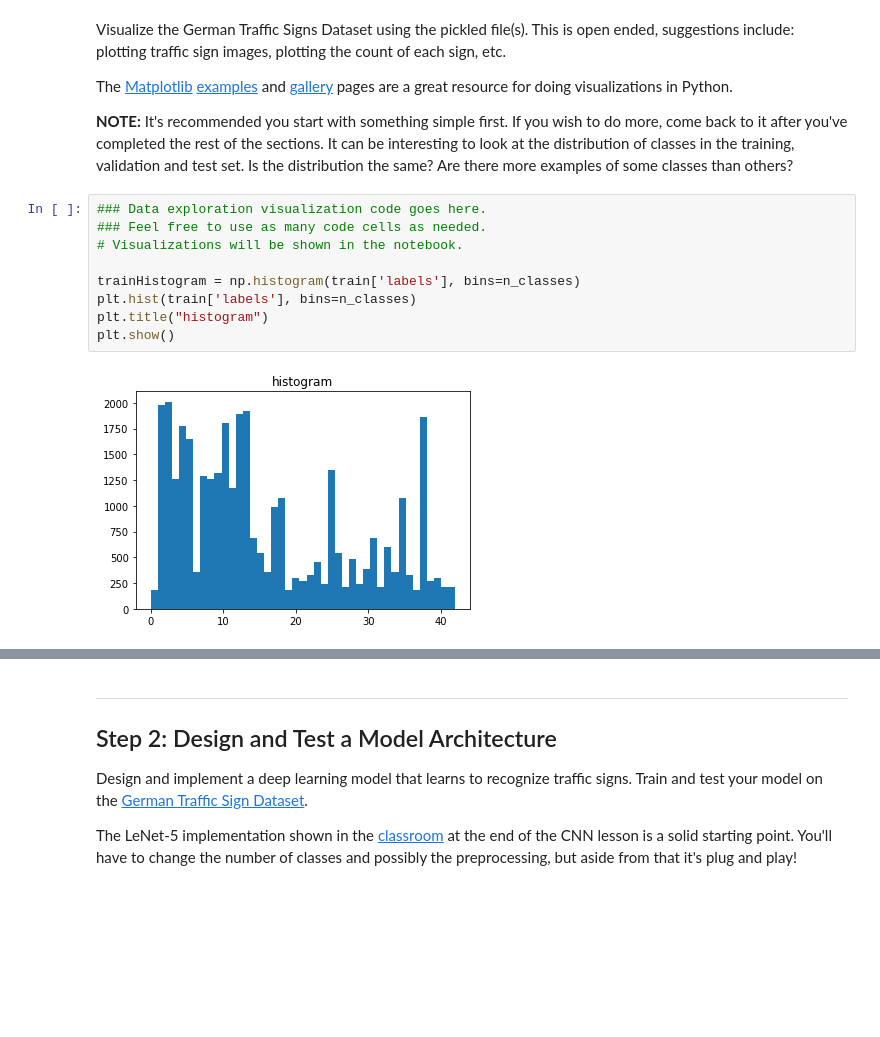
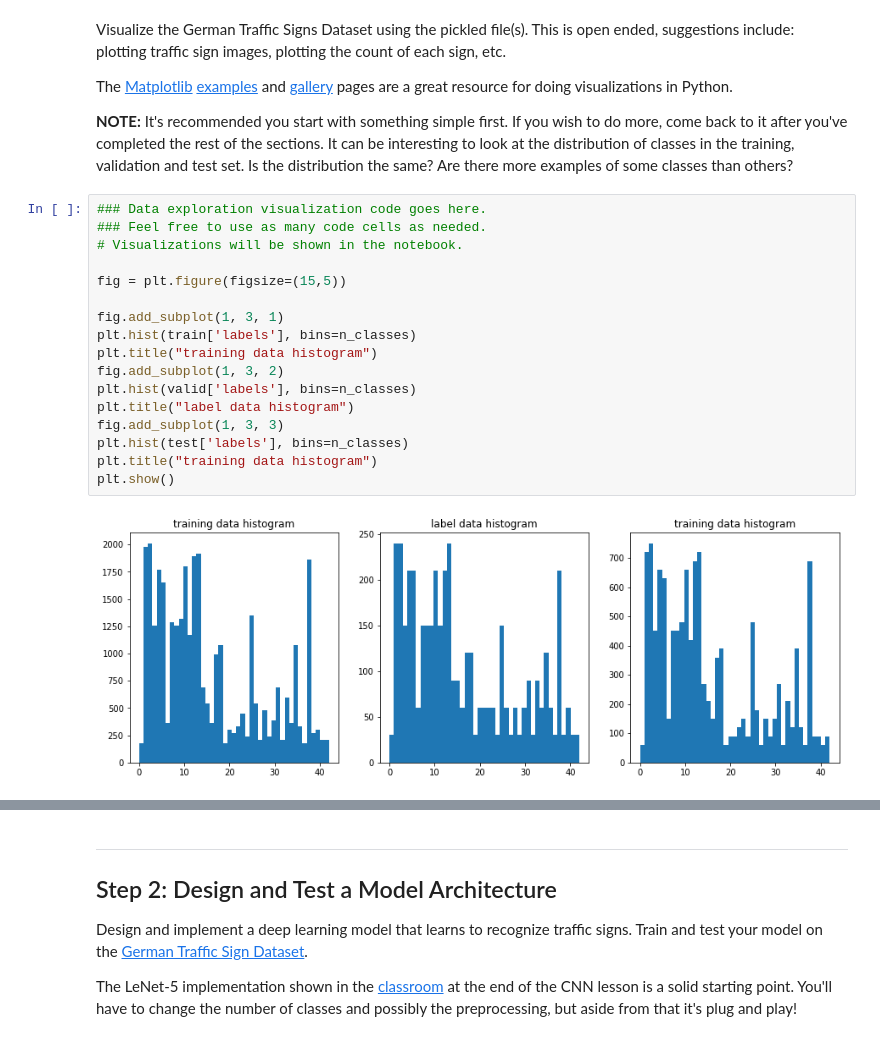
Before and after one commit to mkleung-dev/CarND-Traffic-Sign-Classifier-Project, a Jupyter notebook: Traffic_Sign_Classifier.ipynb, the cells around one changed output, grey strips where cells are left out. Drawn from its saved outputs; the diff is of its cells as text; blank space fills up the shorter version.

```diff
--- a/Traffic_Sign_Classifier.ipynb
+++ b/Traffic_Sign_Classifier.ipynb
@@ -131,11 +140,19 @@ The [Matplotlib](http://matplotlib.org/) [examples](http://matplotlib.org/exampl
 # %%
 ### Data exploration visualization code goes here.
 ### Feel free to use as many code cells as needed.
 # Visualizations will be shown in the notebook.
 
-trainHistogram = np.histogram(train['labels'], bins=n_classes)
+fig = plt.figure(figsize=(15,5))
+
+fig.add_subplot(1, 3, 1)
 plt.hist(train['labels'], bins=n_classes)
-plt.title("histogram")
+plt.title("training data histogram")
+fig.add_subplot(1, 3, 2)
+plt.hist(valid['labels'], bins=n_classes)
+plt.title("label data histogram")
+fig.add_subplot(1, 3, 3)
+plt.hist(test['labels'], bins=n_classes)
+plt.title("training data histogram")
 plt.show()
 # %% [output]
-[figure, old version]
+[figure, new version]
```
Also changed, not shown: parts of 58 cells of this notebook.
